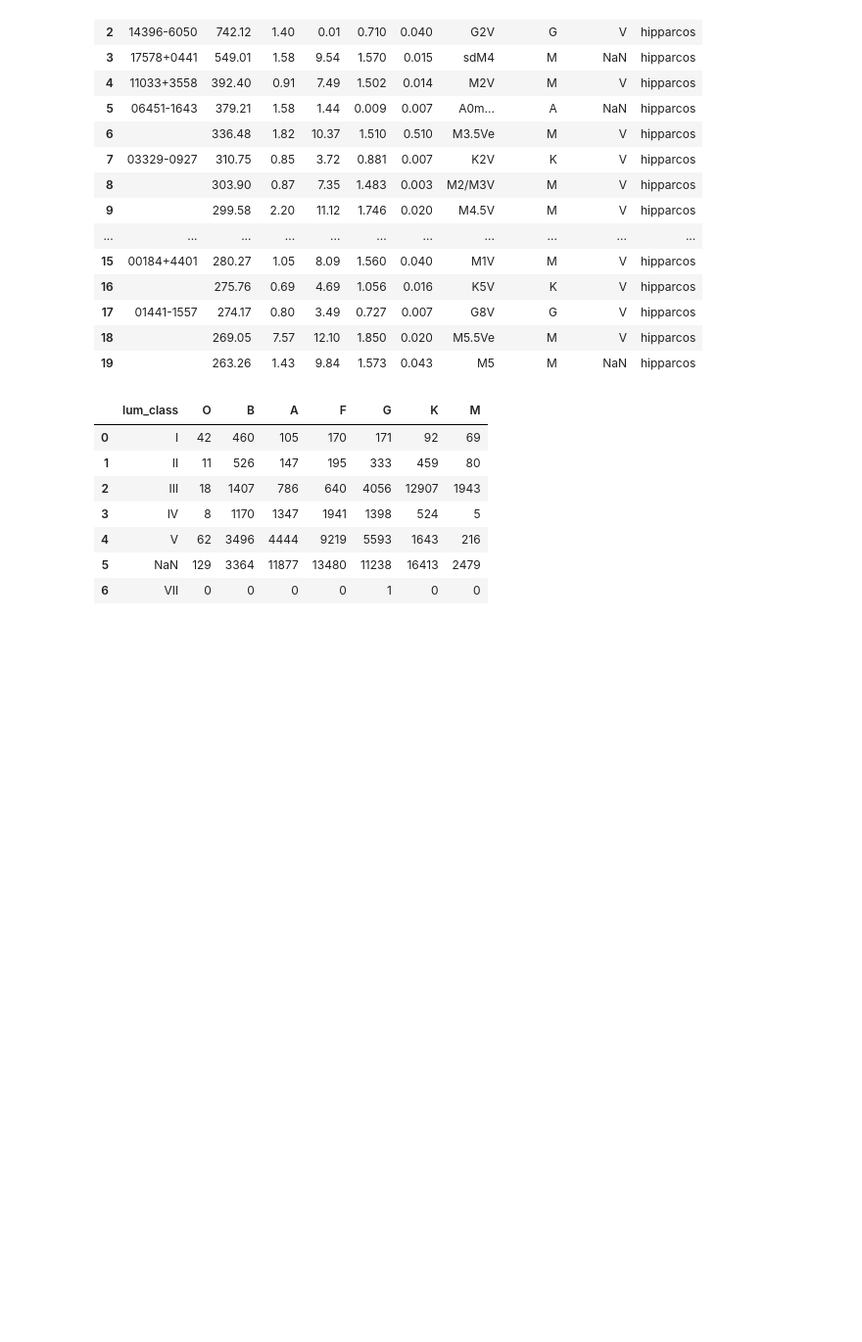
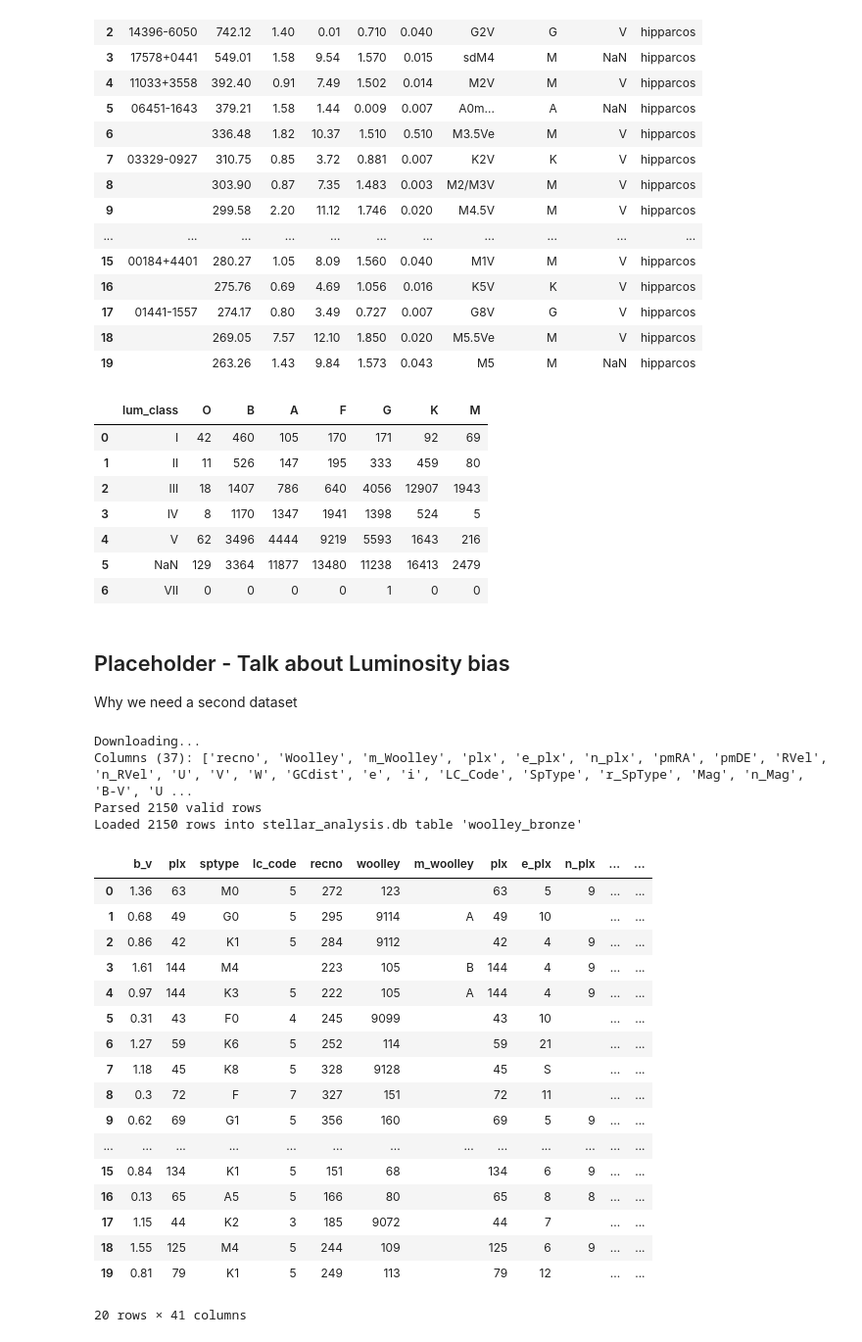
Before and after one commit to dustinmiller91/stellar_analysis, a Jupyter notebook: stellar_analysis.ipynb, the cells around one changed output. Shown at 98% size. Drawn from its saved outputs; the diff is of its cells as text; code cells hidden in the pictures; blank space fills up the shorter version.

Commit message:
Gold level table for analysis

```diff
--- a/stellar_analysis.ipynb
+++ b/stellar_analysis.ipynb
@@ -249,3 +241,49 @@ df.head(20)
 | 4 | V | 62 | 3496 | 4444 | 9219 | 5593 | 1643 | 216 |
 | 5 | NaN | 129 | 3364 | 11877 | 13480 | 11238 | 16413 | 2479 |
 | 6 | VII | 0 | 0 | 0 | 0 | 1 | 0 | 0 |
+# %% [markdown]
+## Placeholder - Talk about Luminosity bias
+
+Why we need a second dataset
+# %%
+# Woolley Catalog of Stars within 25 Parsecs
+URL_WOOLLEY = (
+    "https://tapvizier.cds.unistra.fr/TAPVizieR/tap/sync"
+    "?REQUEST=doQuery&LANG=ADQL&FORMAT=csv"
+    '&QUERY=SELECT+*+FROM+"V/32A/catalog"'
+)
+TARGET_TABLE_WLY = "woolley_bronze"
+
+download_and_load_data(URL_WOOLLEY, DB, TARGET_TABLE_WLY)
+# %% [output]
+Downloading...
+Columns (37): ['recno', 'Woolley', 'm_Woolley', 'plx', 'e_plx', 'n_plx', 'pmRA', 'pmDE', 'RVel', 'n_RVel', 'U', 'V', 'W', 'GCdist', 'e', 'i', 'LC_Code', 'SpType', 'r_SpType', 'Mag', 'n_Mag', 'B-V', 'U ...
+Parsed 2150 valid rows
+Loaded 2150 rows into stellar_analysis.db table 'woolley_bronze'
+# %%
+con = sqlite3.connect(DB)
+df = pd.read_sql('SELECT b_v, plx, sptype, lc_code, * FROM woolley_bronze WHERE b_v >0 LIMIT 5000', con)
+con.close()
+
+# Thank god. We have parallax, bv color, and classification. Luminosity is it's own thing as LC code which I think is just
+# an integer for the roman numeral designation. We can work with this
+df.head(20)
+# %% [output]
+|  | b_v | plx | sptype | lc_code | recno | woolley | m_woolley | plx | e_plx | n_plx | ... | ... |
+| 0 | 1.36 | 63 | M0 | 5 | 272 | 123 |  | 63 | 5 | 9 | ... | ... |
+| 1 | 0.68 | 49 | G0 | 5 | 295 | 9114 | A | 49 | 10 |  | ... | ... |
+| 2 | 0.86 | 42 | K1 | 5 | 284 | 9112 |  | 42 | 4 | 9 | ... | ... |
+| 3 | 1.61 | 144 | M4 |  | 223 | 105 | B | 144 | 4 | 9 | ... | ... |
+| 4 | 0.97 | 144 | K3 | 5 | 222 | 105 | A | 144 | 4 | 9 | ... | ... |
+| 5 | 0.31 | 43 | F0 | 4 | 245 | 9099 |  | 43 | 10 |  | ... | ... |
+| 6 | 1.27 | 59 | K6 | 5 | 252 | 114 |  | 59 | 21 |  | ... | ... |
+| 7 | 1.18 | 45 | K8 | 5 | 328 | 9128 |  | 45 | S |  | ... | ... |
+| 8 | 0.3 | 72 | F | 7 | 327 | 151 |  | 72 | 11 |  | ... | ... |
+| 9 | 0.62 | 69 | G1 | 5 | 356 | 160 |  | 69 | 5 | 9 | ... | ... |
+| ... | ... | ... | ... | ... | ... | ... | ... | ... | ... | ... | ... | ... |
+| 15 | 0.84 | 134 | K1 | 5 | 151 | 68 |  | 134 | 6 | 9 | ... | ... |
+| 16 | 0.13 | 65 | A5 | 5 | 166 | 80 |  | 65 | 8 | 8 | ... | ... |
+| 17 | 1.15 | 44 | K2 | 3 | 185 | 9072 |  | 44 | 7 |  | ... | ... |
+| 18 | 1.55 | 125 | M4 | 5 | 244 | 109 |  | 125 | 6 | 9 | ... | ... |
+| 19 | 0.81 | 79 | K1 | 5 | 249 | 113 |  | 79 | 12 |  | ... | ... |
+20 rows × 41 columns
```
Also changed, not shown: parts of 13 cells of this notebook.
